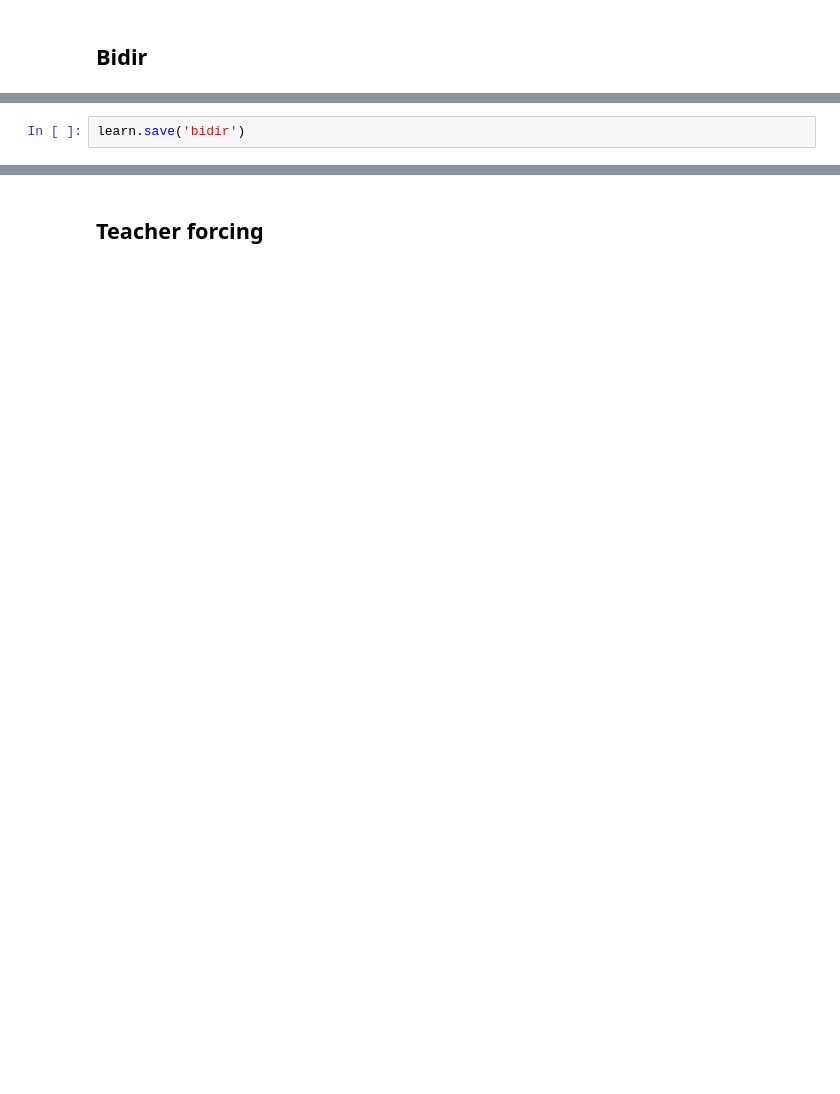
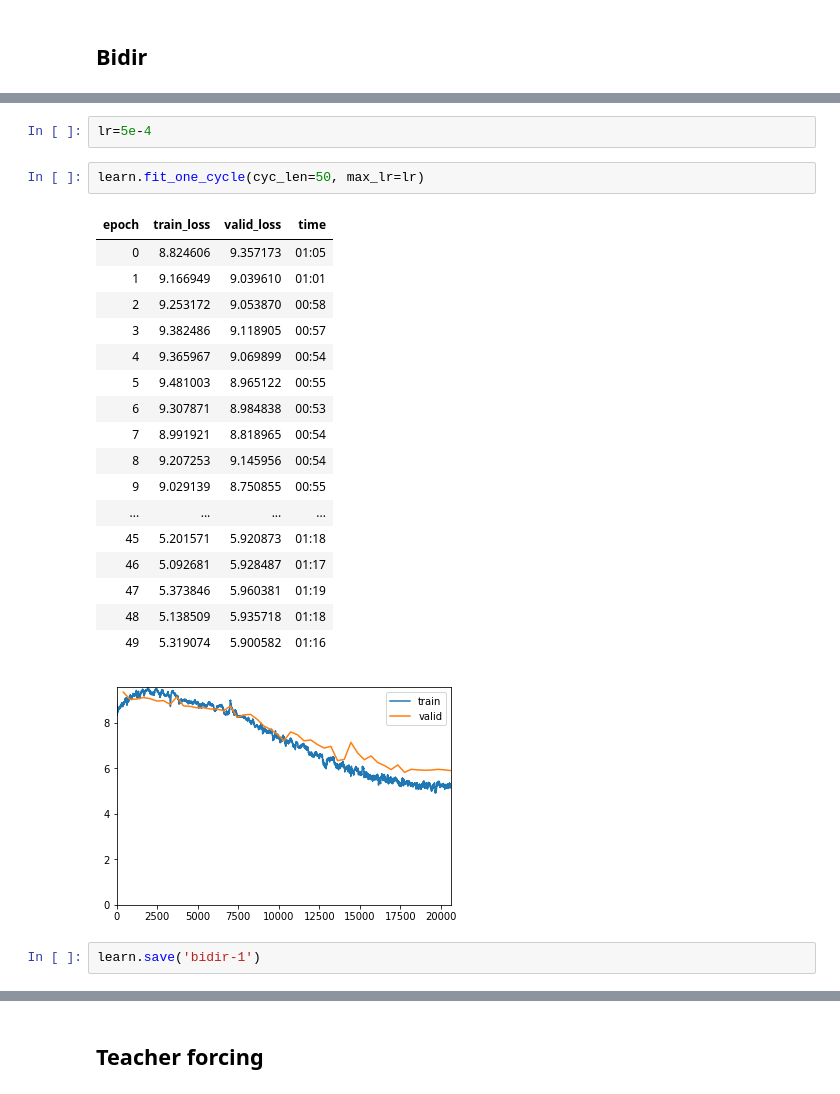
Before and after one commit to ty2000/github_summary, a Jupyter notebook: github_summary.ipynb, the cells around one changed output, grey strips where cells are left out. Cells and saved outputs as stored; diff of their text form; blank space fills up the shorter version.

```diff
--- a/github_summary.ipynb
+++ b/github_summary.ipynb
@@ -616,2 +693,25 @@ epoch      trn_loss   val_loss
+# %%
+lr=5e-4
+# %%
+learn.fit_one_cycle(cyc_len=50, max_lr=lr)
+# %% [output]
+| epoch | train_loss | valid_loss | time |
+| 0 | 8.824606 | 9.357173 | 01:05 |
+| 1 | 9.166949 | 9.039610 | 01:01 |
+| 2 | 9.253172 | 9.053870 | 00:58 |
+| 3 | 9.382486 | 9.118905 | 00:57 |
+| 4 | 9.365967 | 9.069899 | 00:54 |
+| 5 | 9.481003 | 8.965122 | 00:55 |
+| 6 | 9.307871 | 8.984838 | 00:53 |
+| 7 | 8.991921 | 8.818965 | 00:54 |
+| 8 | 9.207253 | 9.145956 | 00:54 |
+| 9 | 9.029139 | 8.750855 | 00:55 |
+| ... | ... | ... | ... |
+| 45 | 5.201571 | 5.920873 | 01:18 |
+| 46 | 5.092681 | 5.928487 | 01:17 |
+| 47 | 5.373846 | 5.960381 | 01:19 |
+| 48 | 5.138509 | 5.935718 | 01:18 |
+| 49 | 5.319074 | 5.900582 | 01:16 |
+[figure, added]
 # %%
-learn.save('bidir')
+learn.save('bidir-1')
```
Also changed, not shown: parts of 71 cells of this notebook.
